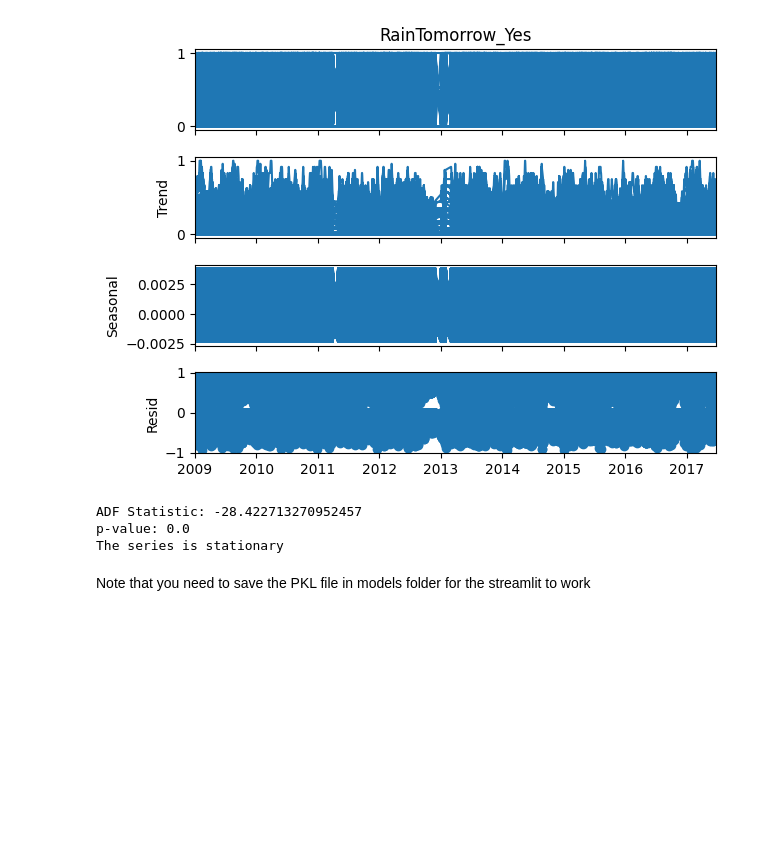
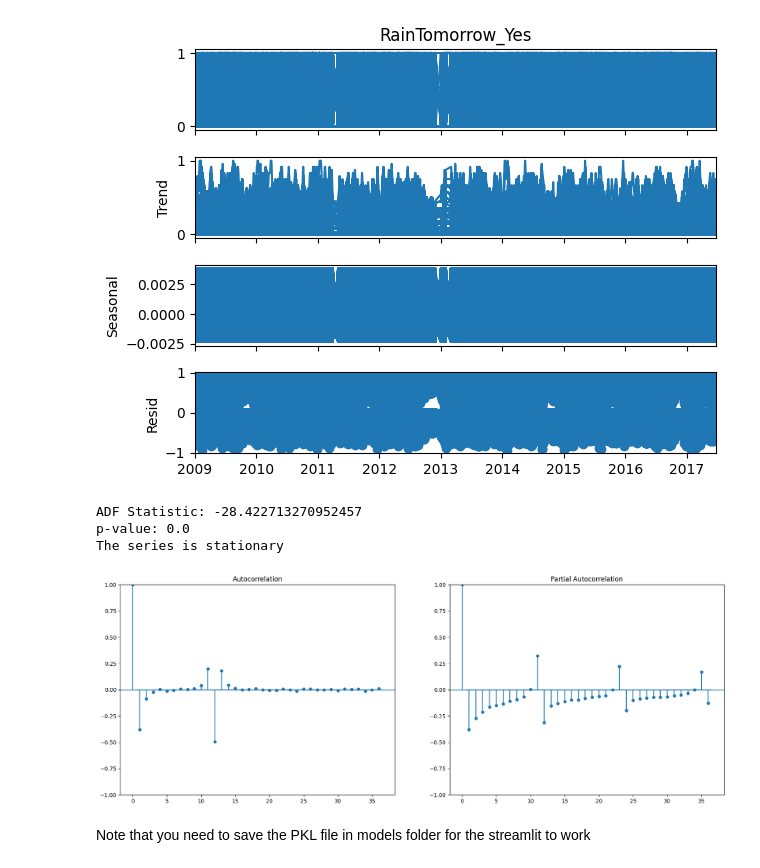
Before and after one commit to fargasetya/WFiA1, a Jupyter notebook: notebook/WFAuNotebook.ipynb, the cells around one changed output. Saved outputs shown, nothing was run; the diff lists cells and outputs as text; code cells hidden in the pictures; blank space fills up the shorter version.

```diff
--- a/notebook/WFAuNotebook.ipynb
+++ b/notebook/WFAuNotebook.ipynb
@@ -429,4 +429,17 @@ The series is stationary
 # Split the data into training and test sets (80% training, 20% test)
 train_features, test_features, train_target, test_target = train_test_split(
     features, target, test_size=0.2, random_state=42)
+# %%
+target_1 = target.diff().dropna()
+target_2 = target_1.diff(periods = 12).dropna()
+
+from statsmodels.graphics.tsaplots import plot_pacf, plot_acf
+
+fig, (ax1, ax2) = plt.subplots(1, 2, figsize=(20,7))
+
+plot_acf(target_2, lags = 36, ax=ax1)
+plot_pacf(target_2, lags = 36, ax=ax2)
+plt.show()
+# %% [output]
+[figure, added]
 # %%
```
Also changed, not shown: parts of 3 cells of this notebook, 3 other files.
